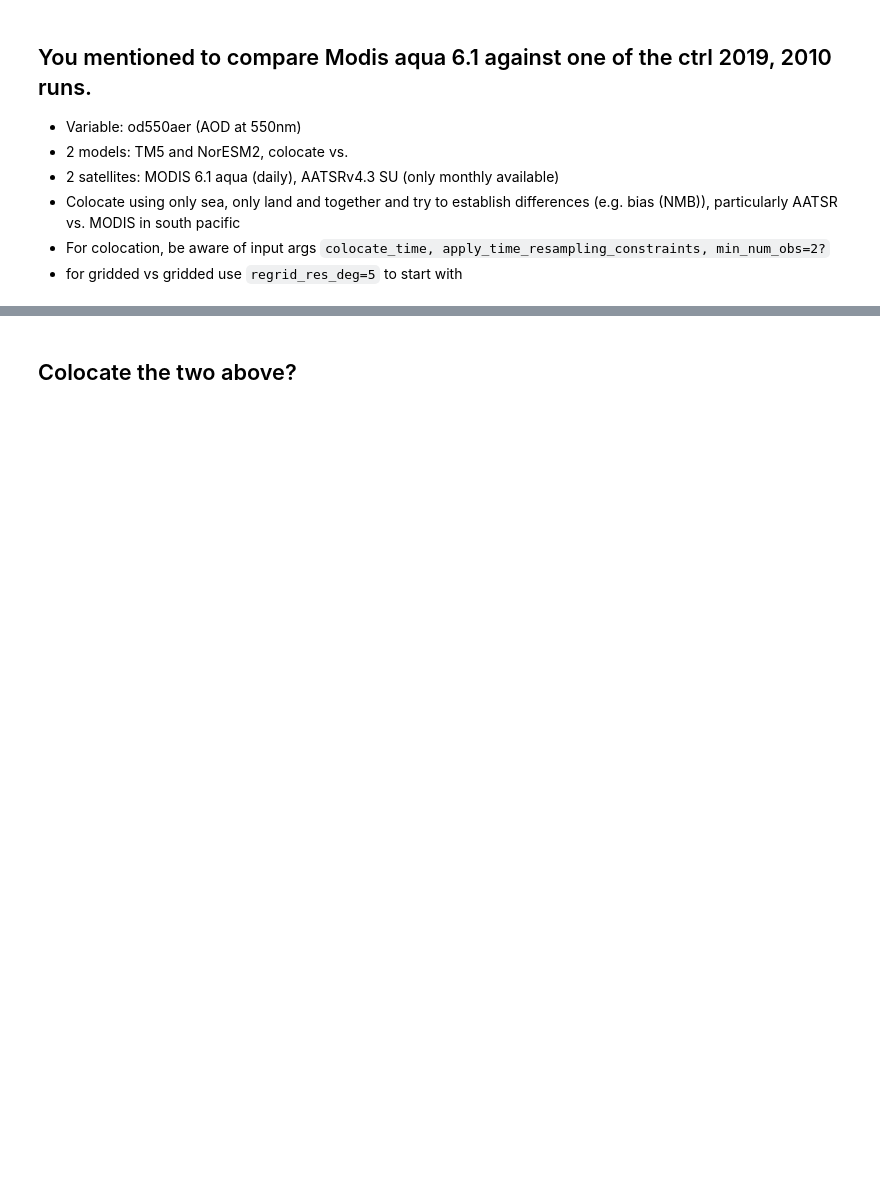
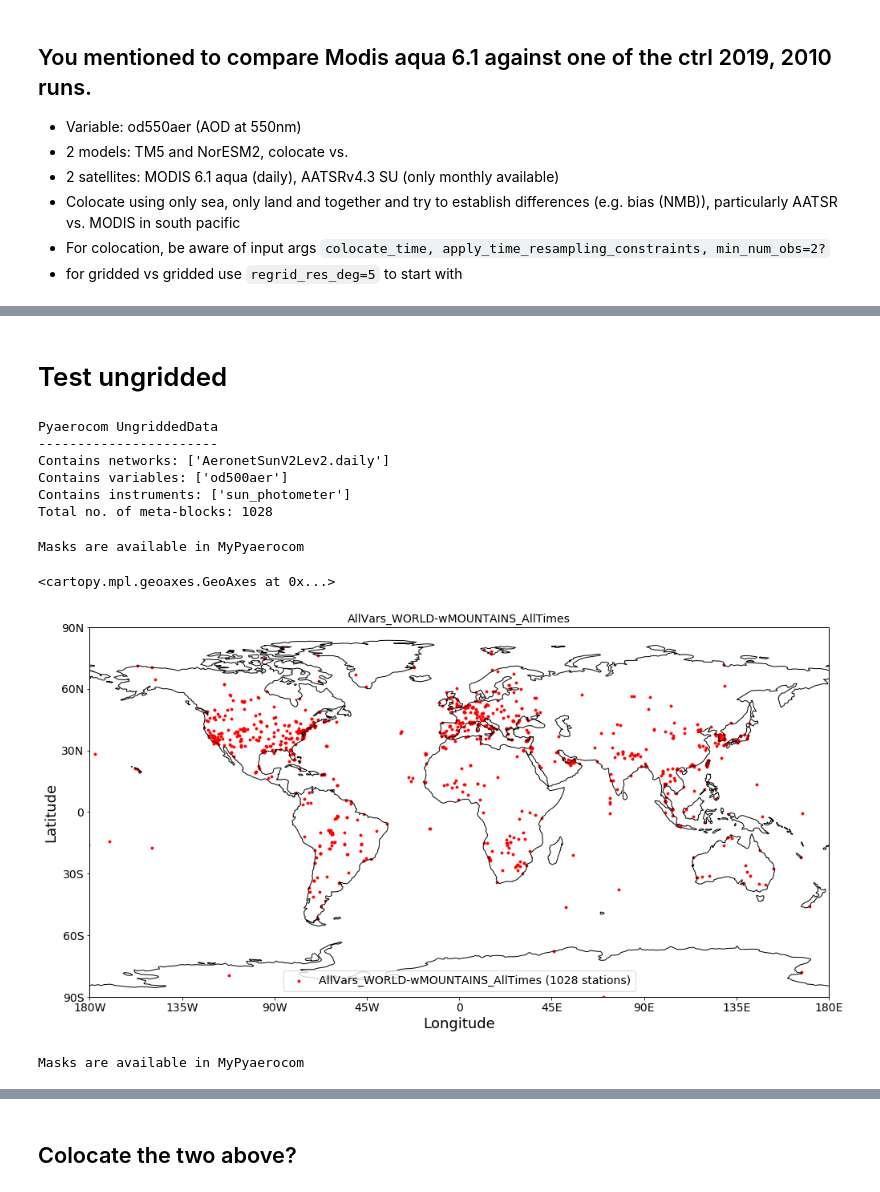
Before and after one commit to metno/pyaerocom-tutorials, a Jupyter notebook: notebooks/dev/tutX_filter_htap_mask.ipynb, the cells around one changed output, grey strips where cells are left out. Cells and saved outputs as stored; diff of their text form; code cells hidden in the pictures; blank space fills up the shorter version.

```diff
--- a/notebooks/dev/tutX_filter_htap_mask.ipynb
+++ b/notebooks/dev/tutX_filter_htap_mask.ipynb
@@ -161,0 +191,26 @@ pya.browse_database('*ctrl*2019*')
+# %% [markdown]
+# Test ungridded
+# %%
+obs_id = 'AeronetSunV2Lev2.daily'
+# %%
+obs_reader = pya.io.ReadUngridded(obs_id, 'od500aer')
+obs_data = obs_reader.read()#.filter_by_meta(altitude=[0, 1000])
+print(obs_data)
+# %% [output]
+Pyaerocom UngriddedData
+-----------------------
+Contains networks: ['AeronetSunV2Lev2.daily']
+Contains variables: ['od500aer']
+Contains instruments: ['sun_photometer']
+Total no. of meta-blocks: 1028
+# %%
+obs_data.plot_station_coordinates()
+# %% [output]
+Masks are available in MyPyaerocom
+<cartopy.mpl.geoaxes.GeoAxes at 0x...>
+[figure, added]
+# %%
+f = Filter(name = 'EUROPE-noMOUNTAINS')
+data = f.apply(obs_data)
+# %% [output]
+Masks are available in MyPyaerocom
```
Also changed, not shown: parts of 28 cells of this notebook.
